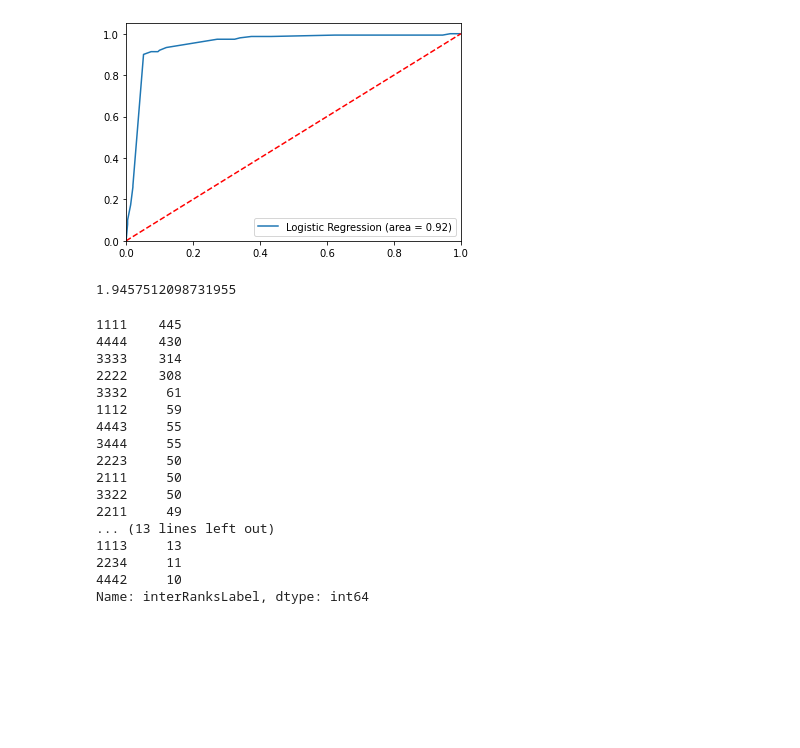
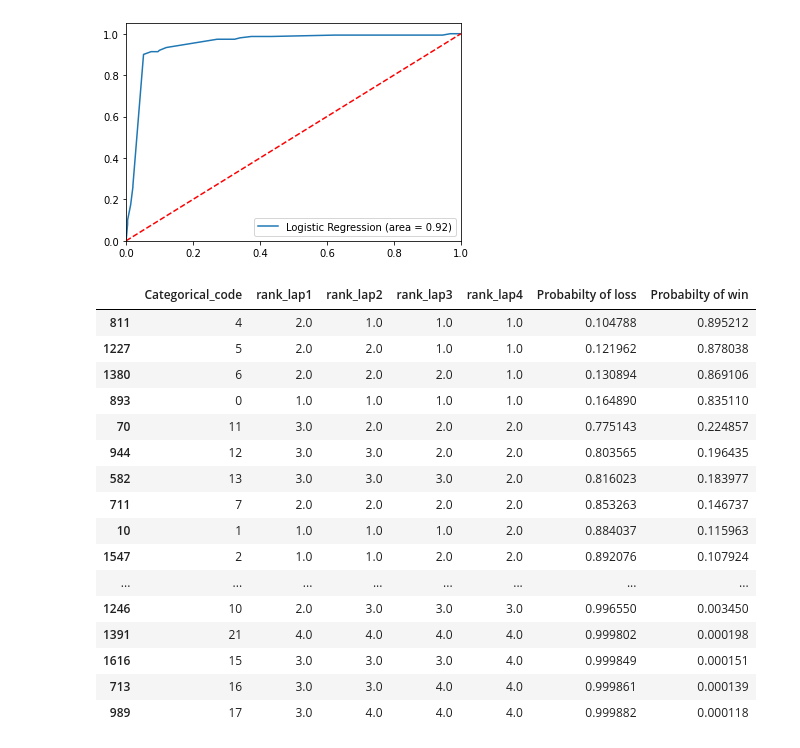
Before and after one commit to v-razon/Speed-Skating, a Jupyter notebook: Python code.ipynb, the cells around one changed output. Cells and saved outputs as stored; diff of their text form; code cells hidden in the pictures; blank space fills up the shorter version.

```diff
--- a/Python code.ipynb
+++ b/Python code.ipynb
@@ -152,7 +149,8 @@ df
 # %%
 # APPLYING THE LOGISTIC REGRESSION MODEL
 
-cols = ['Categorical_label_code', 'rank_lap1', 'rank_lap2', 'rank_lap3', 'rank_lap4']
+#
+cols = ['Categorical_code', 'rank_lap1', 'rank_lap2', 'rank_lap3', 'rank_lap4']
 X=df[cols]
 y=df.Response_Level
 logit_model=sm.Logit(y,X)
@@ -249,27 +231,34 @@ plt.savefig('Log_ROC')
 plt.show()
 # %% [output]
 [figure]
-# %%
-df['time_lap4'].std()
-# %% [output]
-1.9457512098731955
-# %%
-df['interRanksLabel'].value_counts()
-# %% [output]
-1111    445
-4444    430
-3333    314
-2222    308
-3332     61
-1112     59
-4443     55
-3444     55
-2223     50
-2111     50
-3322     50
-2211     49
-... (13 lines left out)
-1113     13
-2234     11
-4442     10
-Name: interRanksLabel, dtype: int64
+# %%
+i=0;
+df2 = pd.DataFrame(X_test.drop_duplicates())
+predicted_probs = logreg.predict_proba(X_test.drop_duplicates())
+loss_prob = [None]*len(predicted_probs)
+win_prob = [None]*len(predicted_probs)
+while (i < len(loss_prob)):
+    loss_prob[i]= predicted_probs[i][0]
+    win_prob[i]= predicted_probs[i][1]
+    i=i+1
+df2['Probabilty of loss'] = loss_prob
+df2['Probabilty of win'] = win_prob
+df2.sort_values(by=['Probabilty of loss'])
+# %% [output]
+|  | Categorical_code | rank_lap1 | rank_lap2 | rank_lap3 | rank_lap4 | Probabilty of loss | Probabilty of win |
+| 811 | 4 | 2.0 | 1.0 | 1.0 | 1.0 | 0.104788 | 0.895212 |
+| 1227 | 5 | 2.0 | 2.0 | 1.0 | 1.0 | 0.121962 | 0.878038 |
+| 1380 | 6 | 2.0 | 2.0 | 2.0 | 1.0 | 0.130894 | 0.869106 |
+| 893 | 0 | 1.0 | 1.0 | 1.0 | 1.0 | 0.164890 | 0.835110 |
+| 70 | 11 | 3.0 | 2.0 | 2.0 | 2.0 | 0.775143 | 0.224857 |
+| 944 | 12 | 3.0 | 3.0 | 2.0 | 2.0 | 0.803565 | 0.196435 |
+| 582 | 13 | 3.0 | 3.0 | 3.0 | 2.0 | 0.816023 | 0.183977 |
+| 711 | 7 | 2.0 | 2.0 | 2.0 | 2.0 | 0.853263 | 0.146737 |
+| 10 | 1 | 1.0 | 1.0 | 1.0 | 2.0 | 0.884037 | 0.115963 |
+| 1547 | 2 | 1.0 | 1.0 | 2.0 | 2.0 | 0.892076 | 0.107924 |
+| ... | ... | ... | ... | ... | ... | ... | ... |
+| 1246 | 10 | 2.0 | 3.0 | 3.0 | 3.0 | 0.996550 | 0.003450 |
+| 1391 | 21 | 4.0 | 4.0 | 4.0 | 4.0 | 0.999802 | 0.000198 |
+| 1616 | 15 | 3.0 | 3.0 | 3.0 | 4.0 | 0.999849 | 0.000151 |
+| 713 | 16 | 3.0 | 3.0 | 4.0 | 4.0 | 0.999861 | 0.000139 |
+| 989 | 17 | 3.0 | 4.0 | 4.0 | 4.0 | 0.999882 | 0.000118 |
```
Also changed, not shown: parts of 12 cells of this notebook, 1 other file.
